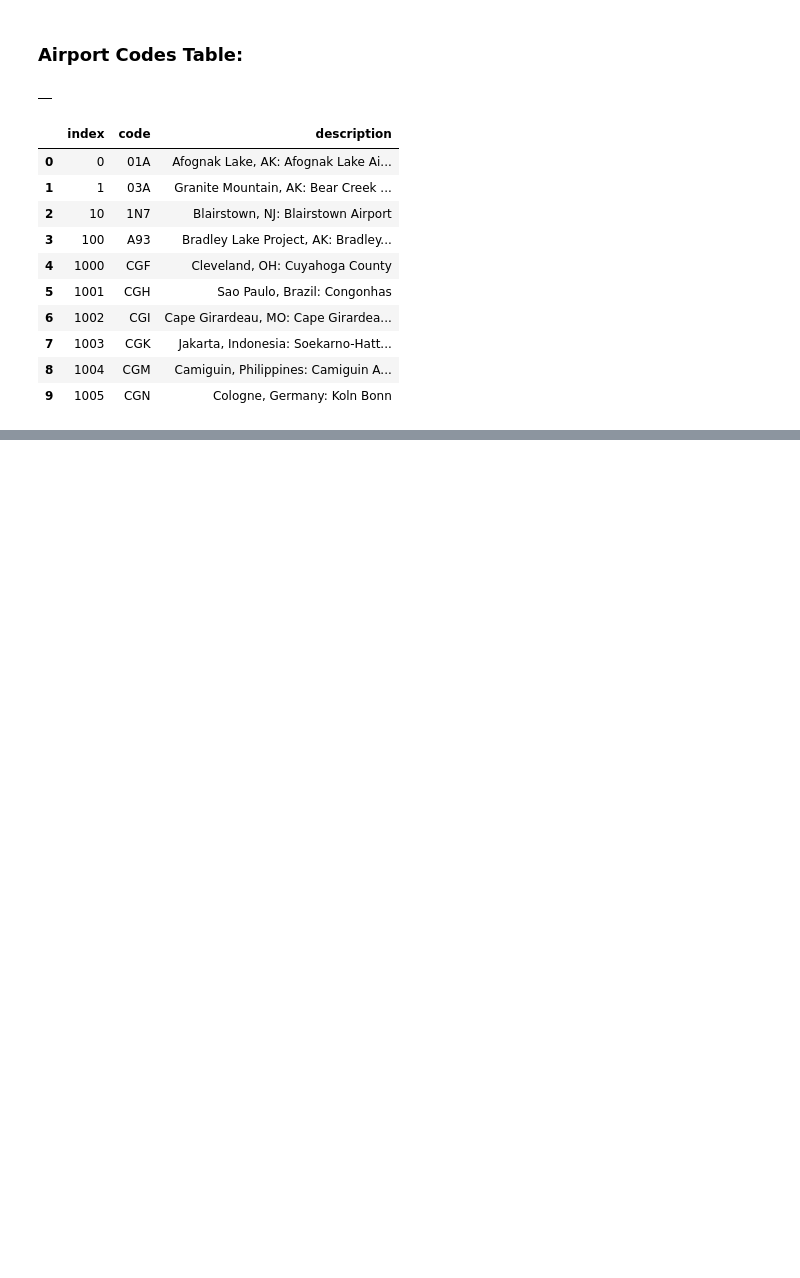
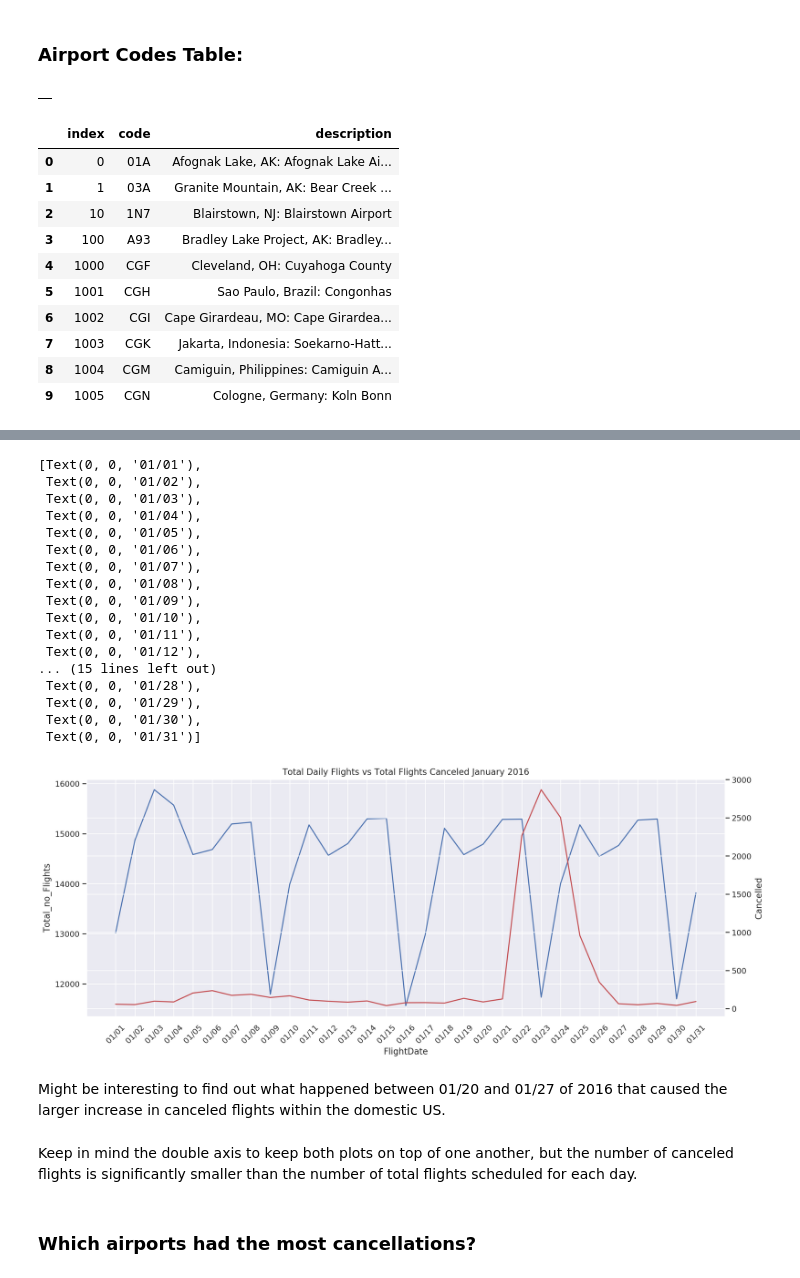
Before and after one commit to fausa/ADS508, a Jupyter notebook: Susy_EDA.ipynb, the cells around one changed output, grey strips where cells are left out. Drawn from its saved outputs; the diff is of its cells as text; code cells hidden in the pictures; blank space fills up the shorter version.

```diff
--- a/Susy_EDA.ipynb
+++ b/Susy_EDA.ipynb
@@ -302,0 +390,14 @@ pd.read_sql(query_airportcode, conn)
+# %%
+#for index, row in flights_df.iterrows():
+# Sum of canceled daily flights:
+dff = flights_df.groupby(["FlightDate"]).Cancelled.sum().reset_index()
+#dff.head()
+
+# Sum of total number of flights (since Quarter is always 1):
+dff2 = flights_df.groupby(["FlightDate"]).Quarter.count().reset_index()
+dff2.rename(columns={'Quarter':'Total_no_Flights'}, inplace=True)
+#dff2.head()
+
+dff_flights=pd.merge(dff, dff2, on = "FlightDate")
+dff_flights.head()
+#flights_sum=flights_df['FlightDate'].groupby(flights_df['Cancelled'] == 1)
@@ -302,0 +427,48 @@ pd.read_sql(query_airportcode, conn)
+# %%
+sns.set(rc={'figure.figsize':(10,7)})
+
+fig, ax1 = plt.subplots(figsize=(16, 6))
+ax1.set_title("Total Daily Flights vs Total Flights Canceled January 2016")
+ax2 = ax1.twinx()
+#ax3 = ax1.twinx()
+
+#ax2.set(ylim=(0, y2_limit))
+g1 = sns.lineplot(data = dff_flights, x = "FlightDate", y = "Total_no_Flights", ax = ax1, color = 'b') # plots the first set
+g2 = sns.lineplot(data = dff_flights, x = "FlightDate", y = "Cancelled", ax = ax2, color = 'r') # plots the second set
+#g3 = sns.lineplot(data = df, x = x1, y = y3, ax = ax3, color = y3_color)
+
+#g_line = sns.lineplot(x="FlightDate", y="Total_no_Flights", data=dff_flights)
+#g_line.add_lineplot(x="FlightDate",y="Cancelled",data=dff_flights)
+g1.set_xticklabels(labels=["01/01","01/02","01/03","01/04","01/05",
+                          "01/06","01/07","01/08","01/09","01/10","01/11",
+                          "01/12","01/13","01/14","01/15","01/16","01/17",
+                          "01/18","01/19","01/20","01/21","01/22","01/23",
+                          "01/24","01/25","01/26","01/27","01/28","01/29",
+                          "01/30","01/31"], rotation=45)
+#g1.set_title("Total Daily Flights vs Total Flights Canceled January 2016")
+##g.set_xticklabels(['2011','2012','2013','2014','2015','2016','2017','2018'])
+# %% [output]
+[Text(0, 0, '01/01'),
+ Text(0, 0, '01/02'),
+ Text(0, 0, '01/03'),
+ Text(0, 0, '01/04'),
+ Text(0, 0, '01/05'),
+ Text(0, 0, '01/06'),
+ Text(0, 0, '01/07'),
+ Text(0, 0, '01/08'),
+ Text(0, 0, '01/09'),
+ Text(0, 0, '01/10'),
+ Text(0, 0, '01/11'),
+ Text(0, 0, '01/12'),
+... (15 lines left out)
+ Text(0, 0, '01/28'),
+ Text(0, 0, '01/29'),
+ Text(0, 0, '01/30'),
+ Text(0, 0, '01/31')]
+[figure, added]
+# %% [markdown]
+Might be interesting to find out what happened between 01/20 and 01/27 of 2016 that caused the larger increase in canceled flights within the domestic US.
+# %% [markdown]
+Keep in mind the double axis to keep both plots on top of one another, but the number of canceled flights is significantly smaller than the number of total flights scheduled for each day.
+# %% [markdown]
+### Which airports had the most cancellations?
```
Also changed, not shown: parts of 19 cells of this notebook.
